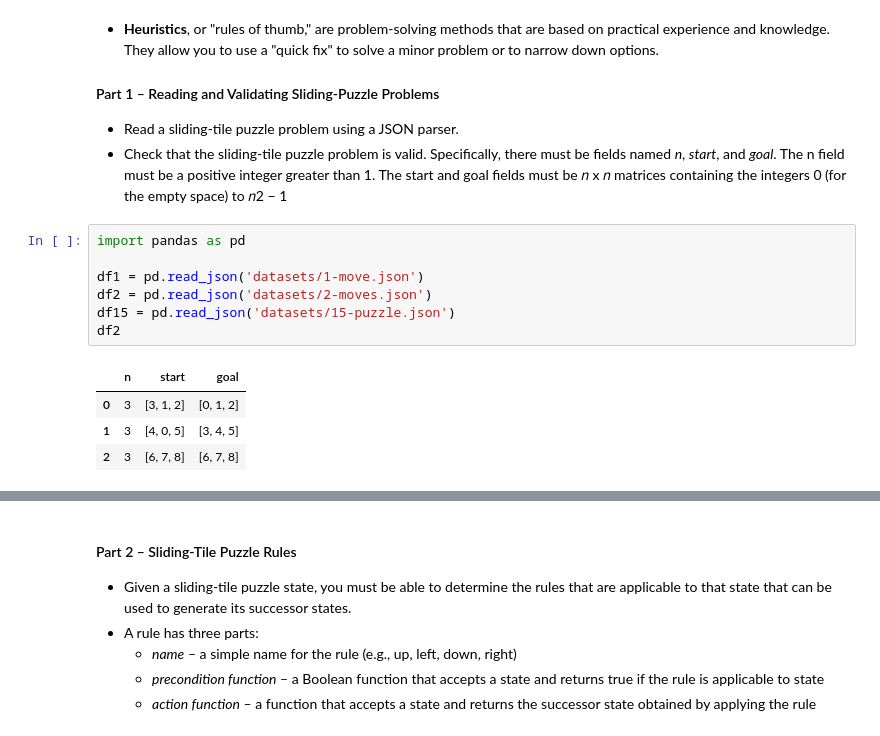
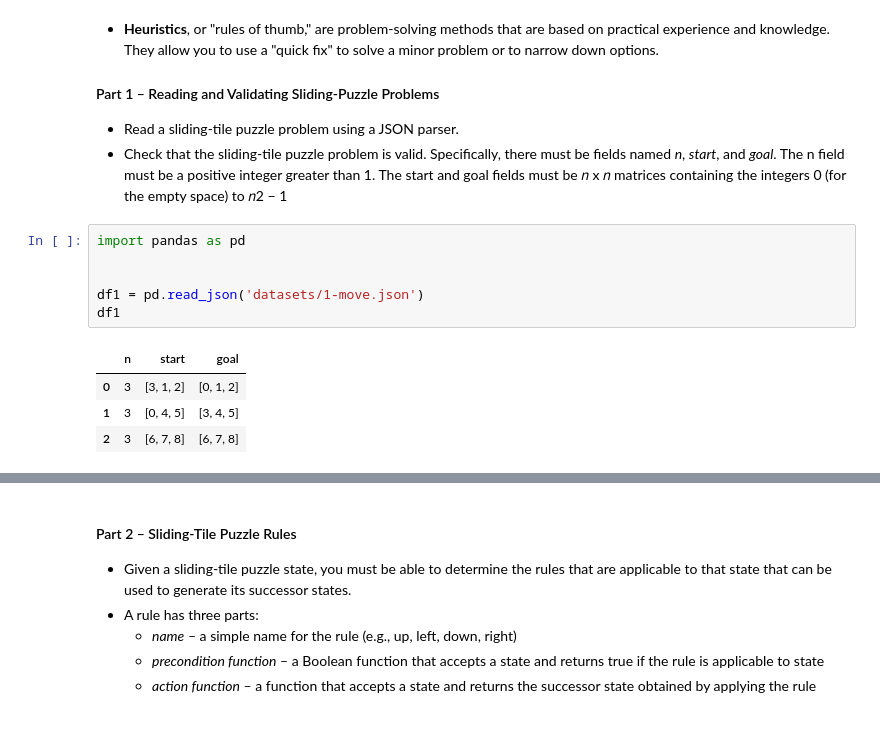
Before and after one commit to natalie2nguyen/AI_Program1, a Jupyter notebook: program1.ipynb, the cells around one changed output, grey strips where cells are left out. Cells and saved outputs as stored; diff of their text form.

```diff
--- a/program1.ipynb
+++ b/program1.ipynb
@@ -8,14 +8,13 @@
 # %%
 import pandas as pd
 
+
 df1 = pd.read_json('datasets/1-move.json')
-df2 = pd.read_json('datasets/2-moves.json')
-df15 = pd.read_json('datasets/15-puzzle.json')
-df2
+df1
 # %% [output]
 |  | n | start | goal |
 | 0 | 3 | [3, 1, 2] | [0, 1, 2] |
-| 1 | 3 | [4, 0, 5] | [3, 4, 5] |
+| 1 | 3 | [0, 4, 5] | [3, 4, 5] |
 | 2 | 3 | [6, 7, 8] | [6, 7, 8] |
 # %%
 import string
```
Also changed, not shown: parts of 27 cells of this notebook.
